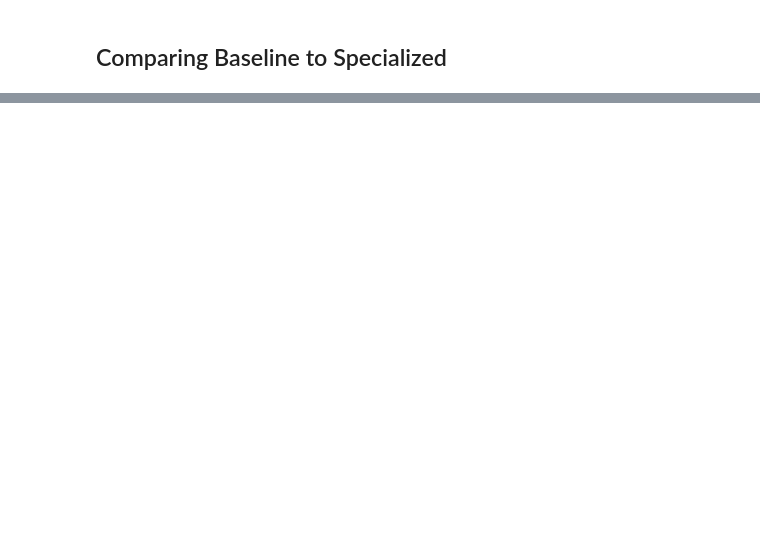
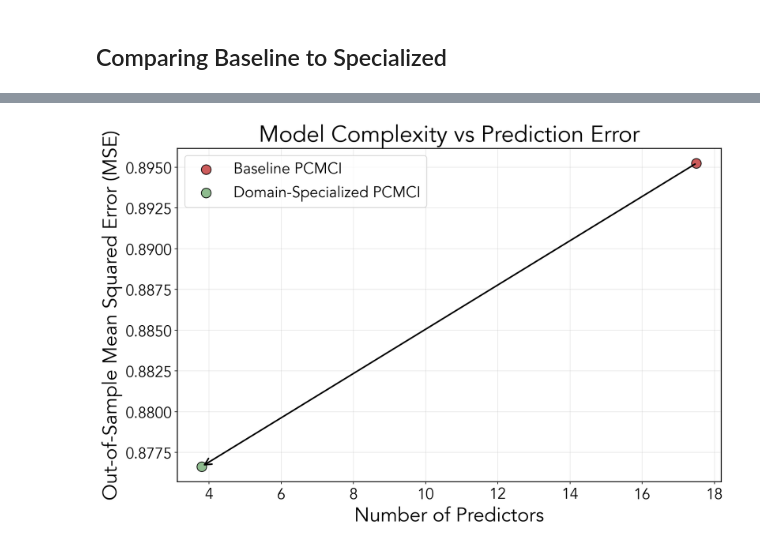
Before and after one commit to lauradiazrodriguez/dsc180_group1, a Jupyter notebook: notebooks/Empirical_Testing.ipynb, the cells around one changed output, grey strips where cells are left out. Drawn from its saved outputs; the diff is of its cells as text; code cells hidden in the pictures; blank space fills up the shorter version.

```diff
--- a/notebooks/Empirical_Testing.ipynb
+++ b/notebooks/Empirical_Testing.ipynb
@@ -715,0 +786,55 @@ SPECIALIZED (Tau=1, Alpha=0.2)
+# %%
+baseline_mse = 0.89524
+specialized_mse = 0.87664
+baseline_num_preds = 17.5
+specialized_num_preds = 3.8
+
+# determine which model is better
+baseline_score = baseline_mse + baseline_num_preds
+specialized_score = specialized_mse + specialized_num_preds
+
+if specialized_score < baseline_score:
+    colors = ["indianred", "darkseagreen"]
+else:
+    colors = ["darkseagreen", "indianred"]
+
+plt.figure(figsize=(12, 8))
+
+# plot points
+plt.scatter(
+    baseline_num_preds,
+    baseline_mse,
+    s=160,
+    color=colors[0],
+    edgecolor="black",
+    label="Baseline PCMCI"
+)
+
+plt.scatter(
+    specialized_num_preds,
+    specialized_mse,
+    s=160,
+    color=colors[1],
+    edgecolor="black",
+    label="Domain-Specialized PCMCI"
+)
+
+# arrow showing improvement
+plt.annotate(
+    "",
+    xy=(specialized_num_preds, specialized_mse),
+    xytext=(baseline_num_preds, baseline_mse),
+    arrowprops=dict(arrowstyle="->", linewidth=2)
+)
+
+plt.xlabel("Number of Predictors")
+plt.ylabel("Out-of-Sample Mean Squared Error (MSE)")
+plt.title("Model Complexity vs Prediction Error")
+
+plt.legend()
+plt.grid(alpha=0.3)
+
+plt.tight_layout()
+plt.show()
+# %% [output]
+[figure, added]
```
Also changed, not shown: parts of 17 cells of this notebook, 9 other files.
